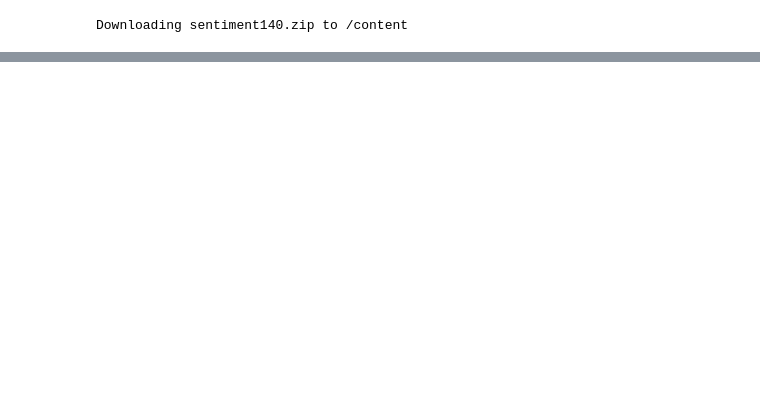
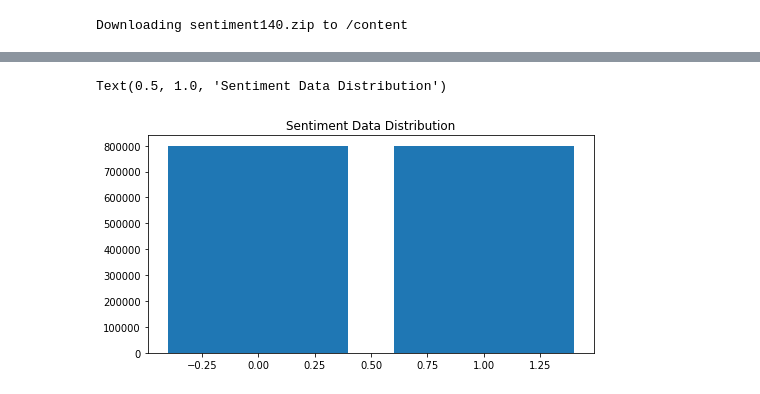
Before and after one commit to superahxd/_project, a Jupyter notebook: sec4/sec4_project.ipynb, the cells around one changed output, grey strips where cells are left out. Cells and saved outputs as stored; diff of their text form; code cells hidden in the pictures; blank space fills up the shorter version.

```diff
--- a/sec4/sec4_project.ipynb
+++ b/sec4/sec4_project.ipynb
@@ -93,0 +169,9 @@ text, sentiment = list(dataset['text']), list(dataset['sentiment'])
+# %%
+val_count = dataset.sentiment.value_counts()
+
+plt.figure(figsize=(8,4))
+plt.bar(val_count.index, val_count.values)
+plt.title("Sentiment Data Distribution")
+# %% [output]
+Text(0.5, 1.0, 'Sentiment Data Distribution')
+[figure, added]
```
Also changed, not shown: parts of 17 cells of this notebook.
